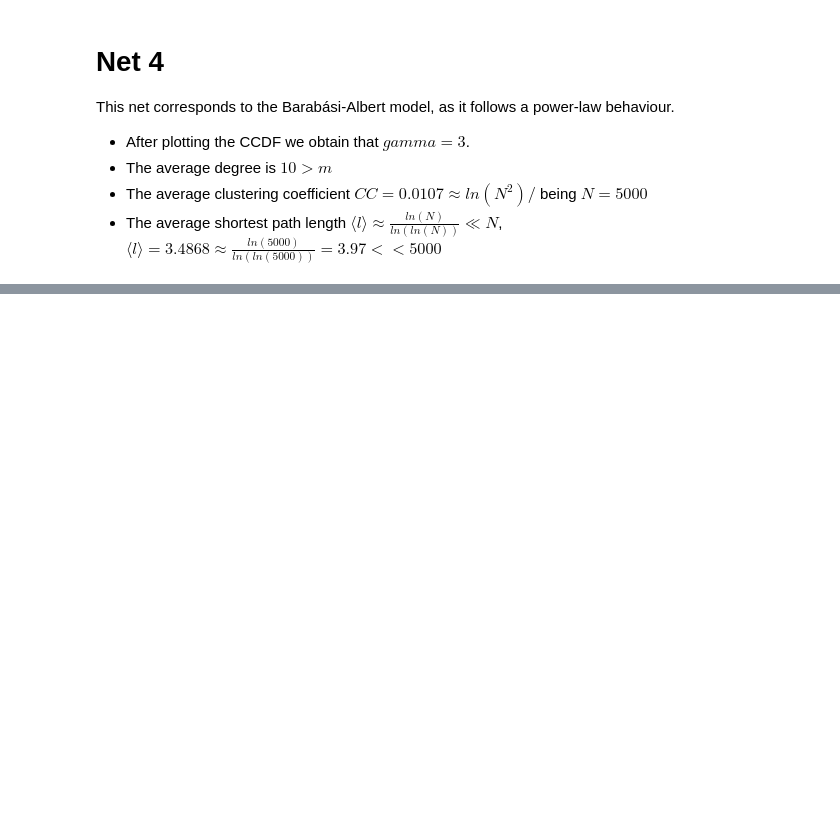
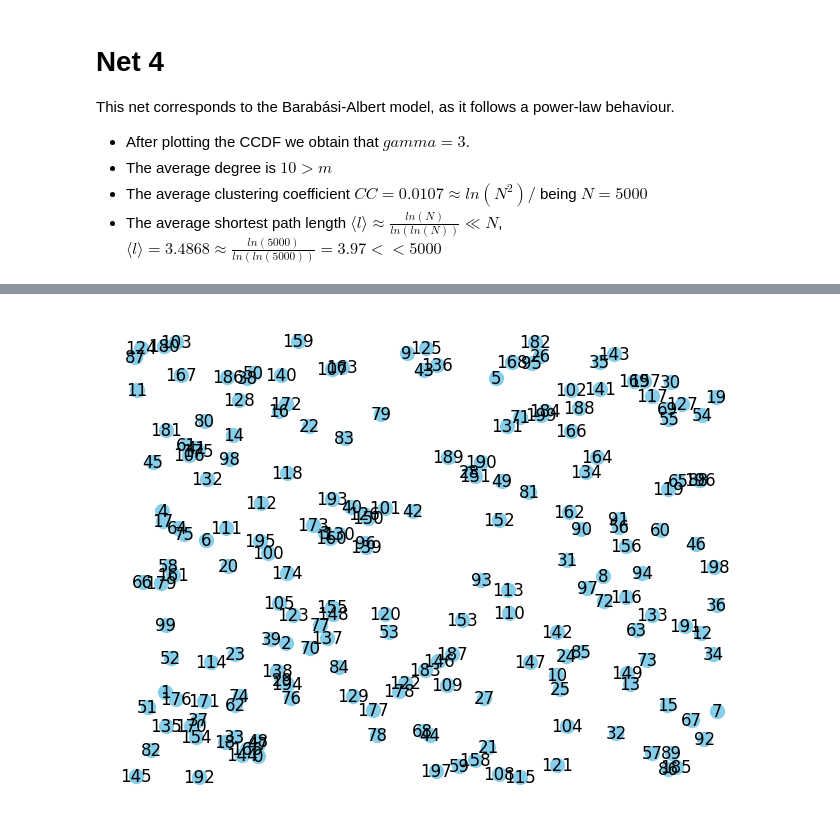
Before and after one commit to imiguelrodriguez/A1_ComplexNetworks, a Jupyter notebook: networks_analyzer.ipynb, the cells around one changed output, grey strips where cells are left out. Saved outputs shown, nothing was run; the diff lists cells and outputs as text; code cells hidden in the pictures; blank space fills up the shorter version.

```diff
--- a/networks_analyzer.ipynb
+++ b/networks_analyzer.ipynb
@@ -229,0 +303,17 @@ This net corresponds to the Barabási-Albert model, as it follows a power-law be
+# %%
+import networkx as nx
+
+G = nx.Graph()
+
+# Add nodes
+for index, row in df.iterrows():
+    G.add_node(index, pos=(row["x"], row["y"]))
+
+# Optional: Add edges if there are connections
+
+# Draw graph
+pos = nx.get_node_attributes(G, 'pos')
+nx.draw(G, pos, with_labels=True, node_color="skyblue", node_size=100)
+plt.show()
+# %% [output]
+[figure, added]
```
Also changed, not shown: parts of 10 cells of this notebook.
